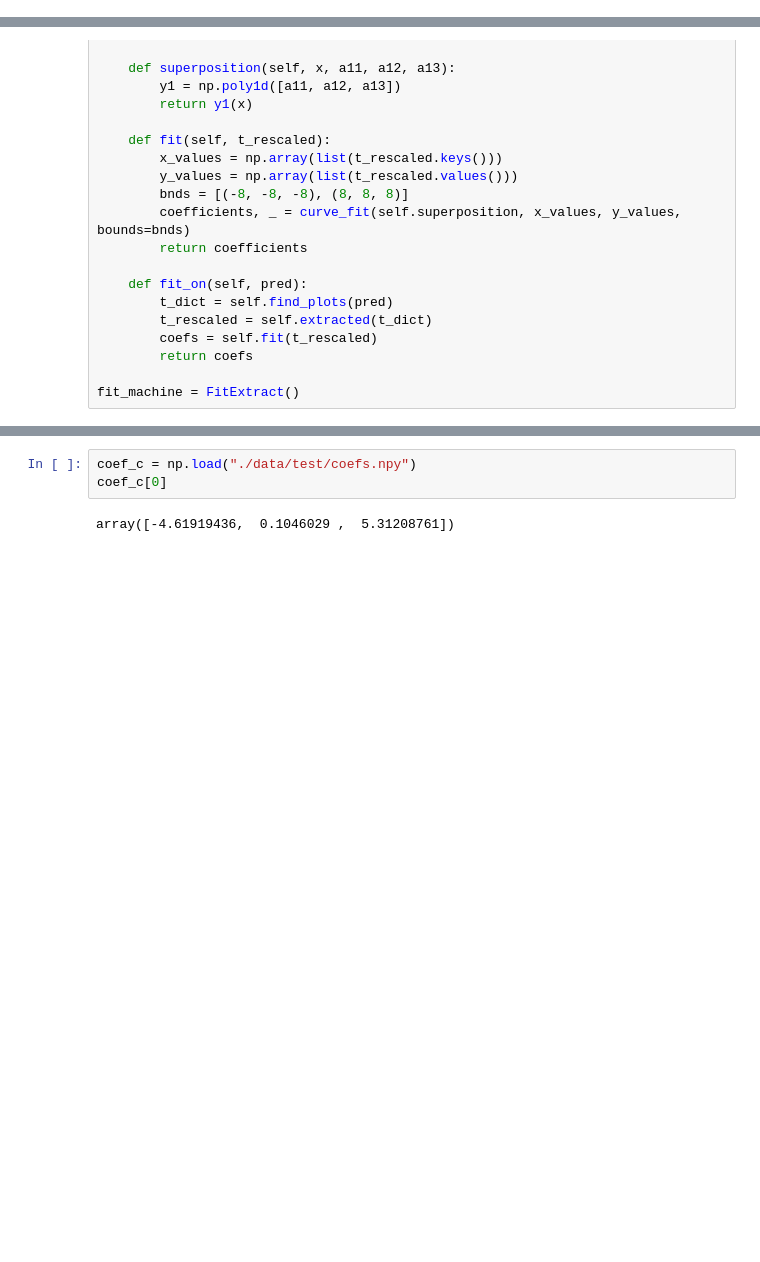
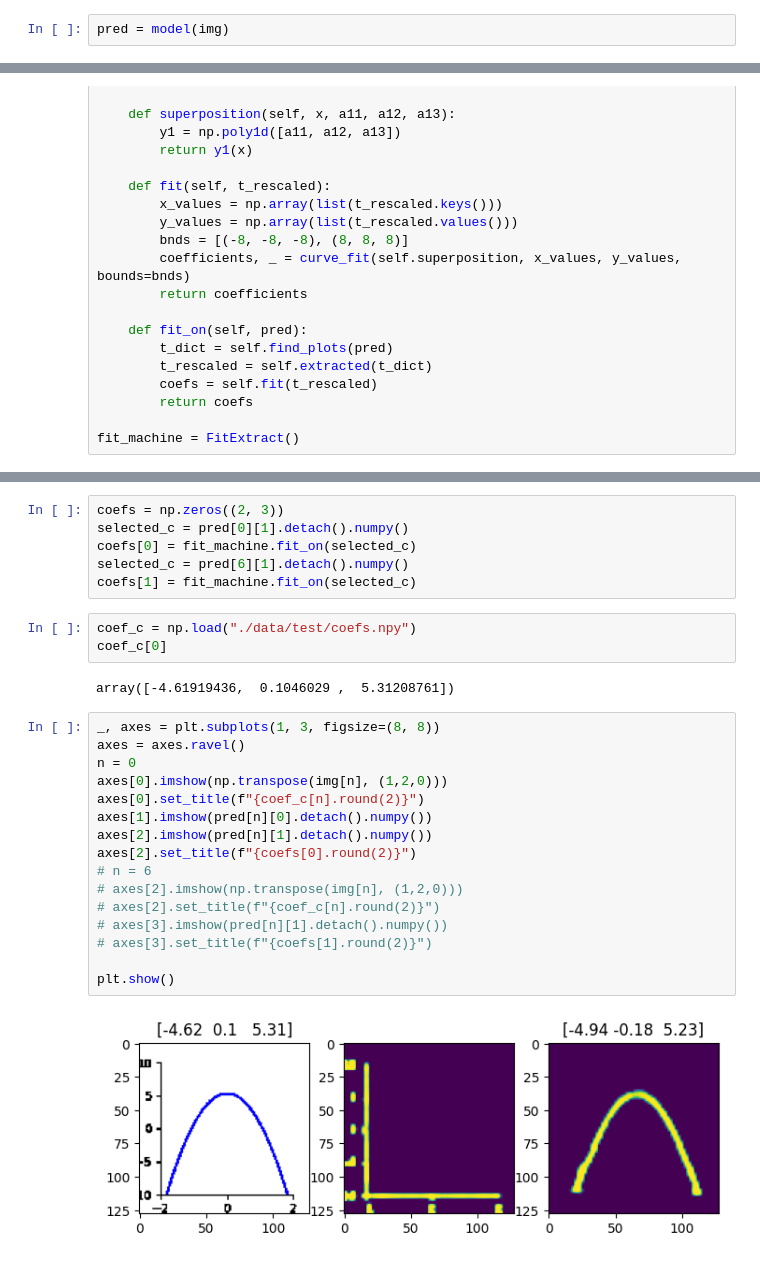
Before and after one commit to khachaturyan-1991/PlotExtract, a Jupyter notebook: WorkingBeast.ipynb, the cells around one changed output, grey strips where cells are left out. Drawn from its saved outputs; the diff is of its cells as text; blank space fills up the shorter version.

```diff
--- a/WorkingBeast.ipynb
+++ b/WorkingBeast.ipynb
@@ -644,3 +646,5 @@ selected_c = selected[0][1].detach().numpy()
+# %%
+pred = model(img)
 # %%
 from scipy.optimize import curve_fit
 
@@ -700,5 +699,29 @@ array([-4.96944036, -0.1886461 ,  5.24851965])
+# %%
+coefs = np.zeros((2, 3))
+selected_c = pred[0][1].detach().numpy()
+coefs[0] = fit_machine.fit_on(selected_c)
+selected_c = pred[6][1].detach().numpy()
+coefs[1] = fit_machine.fit_on(selected_c)
 # %%
 coef_c = np.load("./data/test/coefs.npy")
 coef_c[0]
 # %% [output]
 array([-4.61919436,  0.1046029 ,  5.31208761])
+# %%
+_, axes = plt.subplots(1, 3, figsize=(8, 8))
+axes = axes.ravel()
+n = 0
+axes[0].imshow(np.transpose(img[n], (1,2,0)))
+axes[0].set_title(f"{coef_c[n].round(2)}")
+axes[1].imshow(pred[n][0].detach().numpy())
+axes[2].imshow(pred[n][1].detach().numpy())
+axes[2].set_title(f"{coefs[0].round(2)}")
+# n = 6
+# axes[2].imshow(np.transpose(img[n], (1,2,0)))
+# axes[2].set_title(f"{coef_c[n].round(2)}")
+# axes[3].imshow(pred[n][1].detach().numpy())
+# axes[3].set_title(f"{coefs[1].round(2)}")
+
+plt.show()
+# %% [output]
+[figure, added]
```
Also changed, not shown: parts of 6 cells of this notebook.
